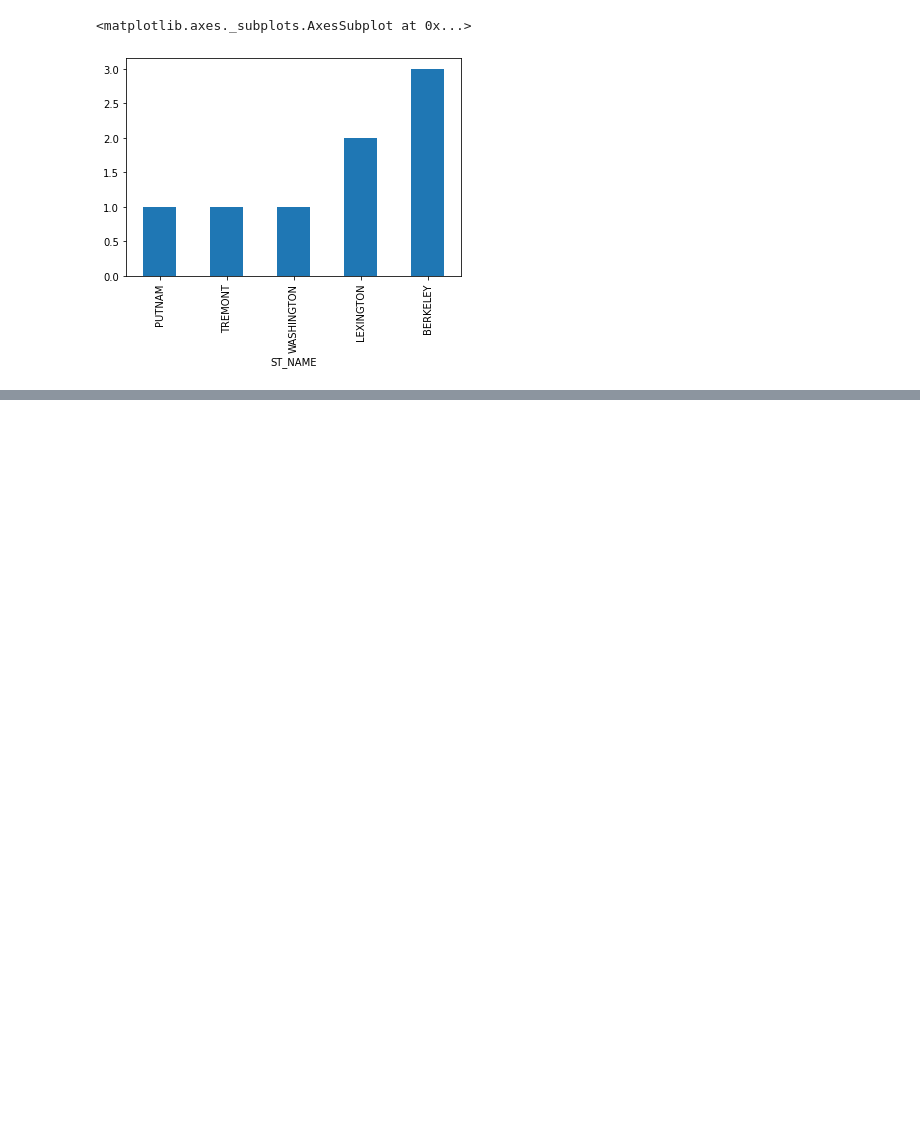
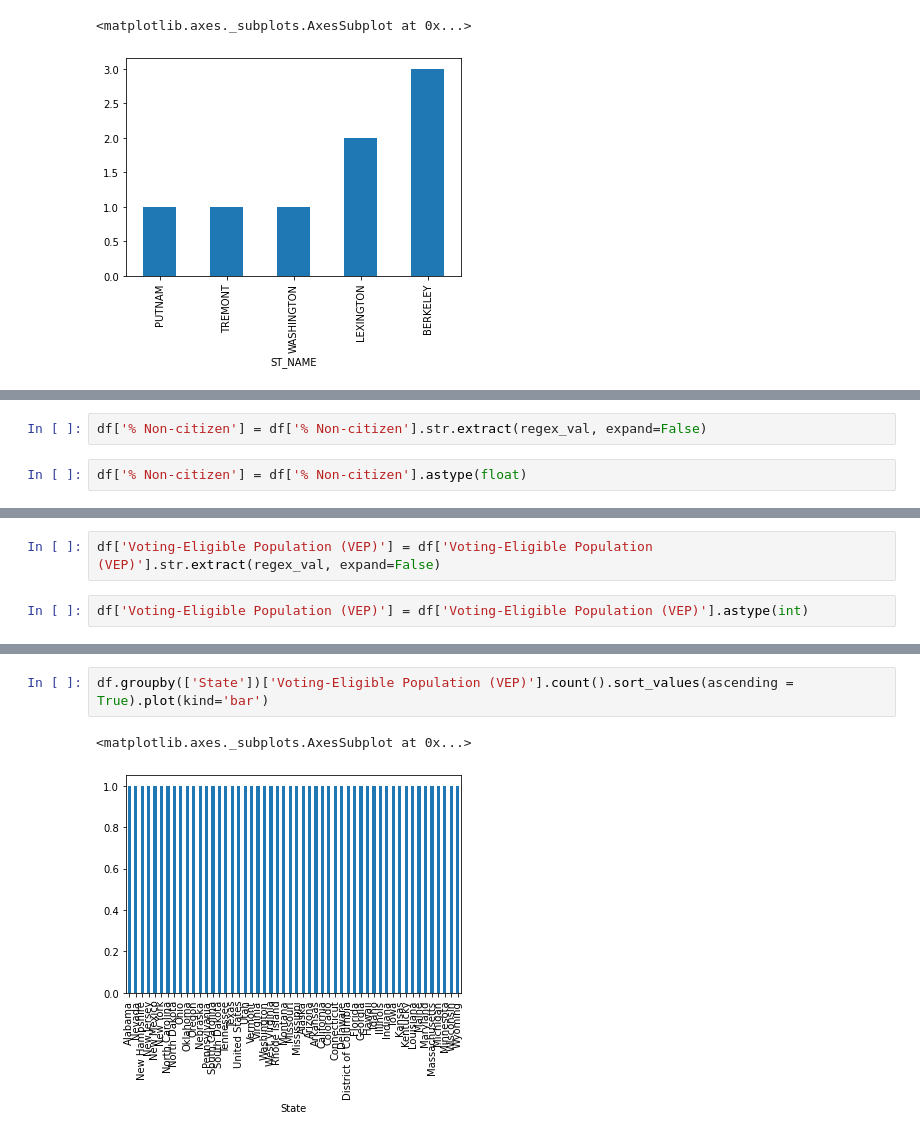
Before and after one commit to Eric1891/Micro-Credential-winter-2022, a Jupyter notebook: Day_7_Group.ipynb, the cells around one changed output, grey strips where cells are left out. Saved outputs shown, nothing was run; the diff lists cells and outputs as text; blank space fills up the shorter version.

```diff
--- a/Day_7_Group.ipynb
+++ b/Day_7_Group.ipynb
@@ -67,0 +271,4 @@ new_prop.groupby(['ST_NAME'])['SQ_FT'].count().sort_values(ascending = True).plo
+# %%
+df['% Non-citizen'] = df['% Non-citizen'].str.extract(regex_val, expand=False)
+# %%
+df['% Non-citizen'] = df['% Non-citizen'].astype(float)
@@ -67,0 +295,4 @@ new_prop.groupby(['ST_NAME'])['SQ_FT'].count().sort_values(ascending = True).plo
+# %%
+df['Voting-Eligible Population (VEP)'] = df['Voting-Eligible Population (VEP)'].str.extract(regex_val, expand=False)
+# %%
+df['Voting-Eligible Population (VEP)'] = df['Voting-Eligible Population (VEP)'].astype(int)
@@ -67,0 +309,5 @@ new_prop.groupby(['ST_NAME'])['SQ_FT'].count().sort_values(ascending = True).plo
+# %%
+df.groupby(['State'])['Voting-Eligible Population (VEP)'].count().sort_values(ascending = True).plot(kind='bar')
+# %% [output]
+<matplotlib.axes._subplots.AxesSubplot at 0x...>
+[figure, added]
```
Also changed, not shown: parts of 27 cells of this notebook.
